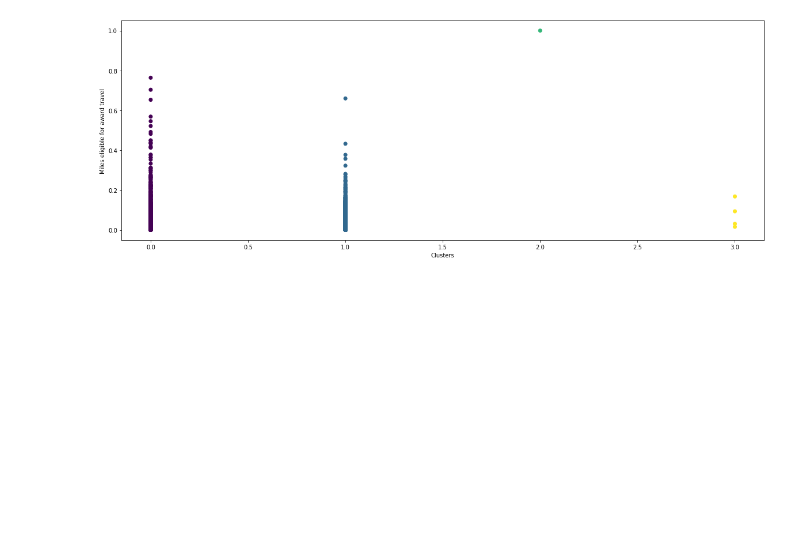
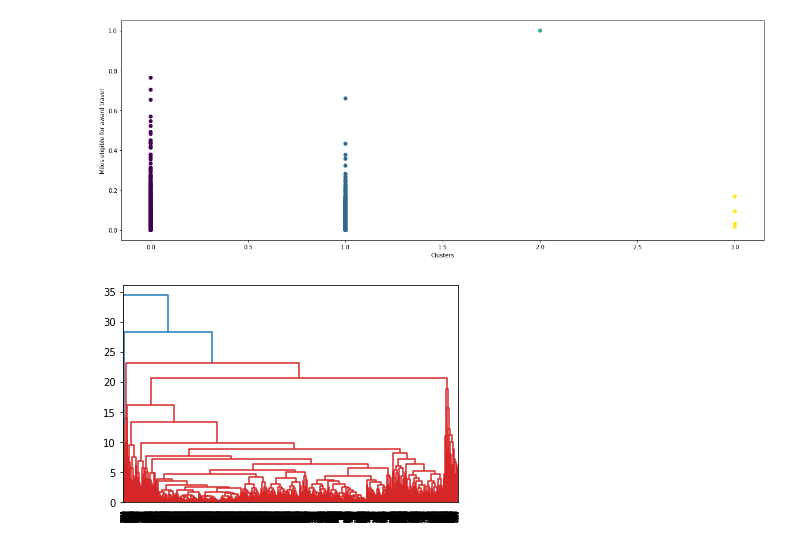
Before and after one commit to Himangi-77/excelR-assignments, a Jupyter notebook: ASSIGNMENT7_CLUSTERING_AIRLINES-checkpoint.ipynb, the cells around one changed output. Saved outputs shown, nothing was run; the diff lists cells and outputs as text; code cells hidden in the pictures; blank space fills up the shorter version.

```diff
--- a/ASSIGNMENT7_CLUSTERING_AIRLINES-checkpoint.ipynb
+++ b/ASSIGNMENT7_CLUSTERING_AIRLINES-checkpoint.ipynb
@@ -95,0 +101,9 @@ plt.show()
+# %%
+#Normalizing the Data
+scaler = StandardScaler()
+scaled_X=scaler.fit_transform(airlines.iloc[:,1:])
+# %%
+#Generating the dendrogram for normalized data
+dendrogram = sch.dendrogram(sch.linkage(scaled_X,method='complete'))
+# %% [output]
+[figure, added]
```
Also changed, not shown: parts of 21 cells of this notebook.
